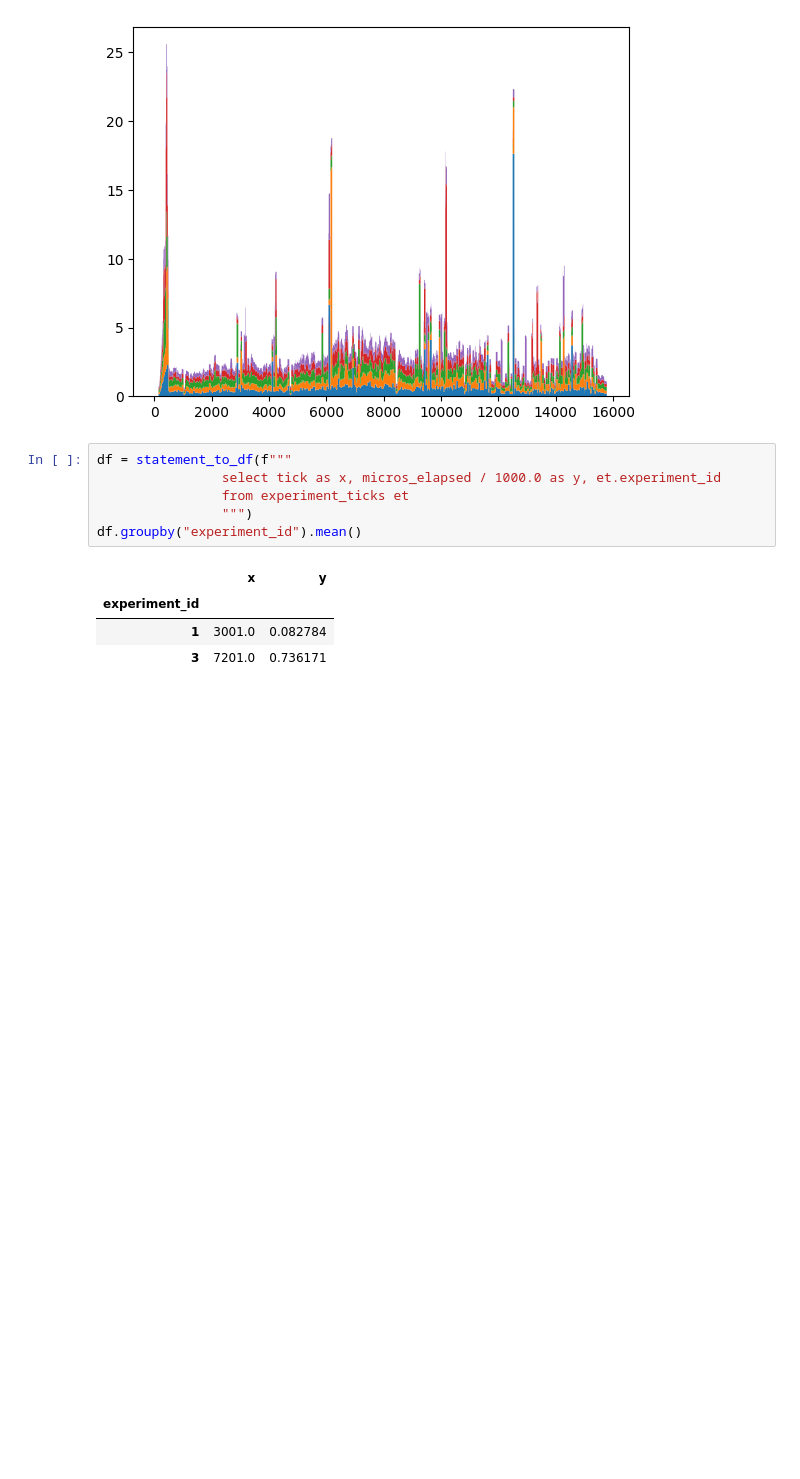
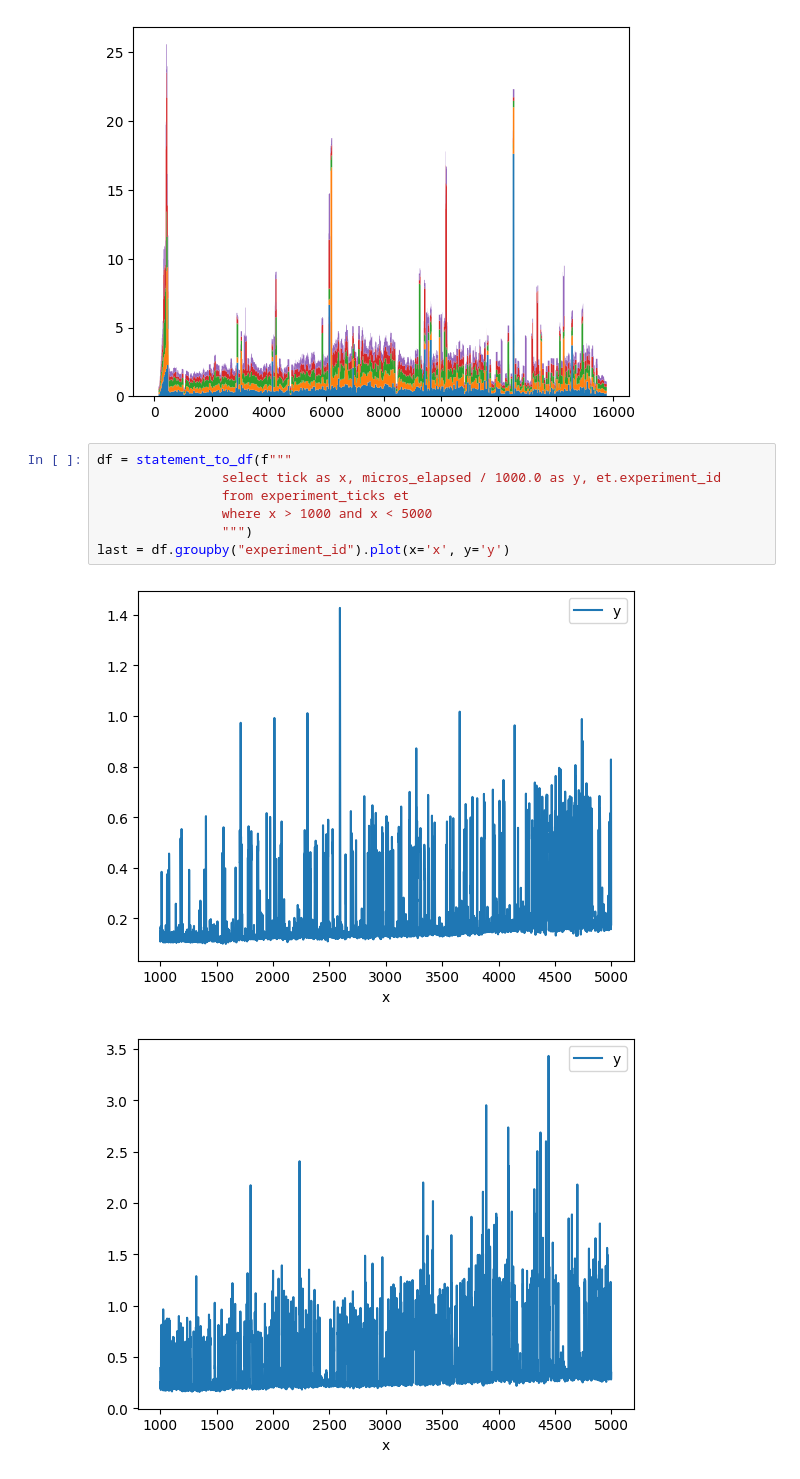
Before and after one commit to GDX64/rust-game, a Jupyter notebook: benchmarks/main.ipynb, the cells around one changed output. Drawn from its saved outputs; the diff is of its cells as text; blank space fills up the shorter version.

```diff
--- a/benchmarks/main.ipynb
+++ b/benchmarks/main.ipynb
@@ -143,11 +143,10 @@ plt.stackplot(x_array, all_y)
 # %%
 df = statement_to_df(f"""
                 select tick as x, micros_elapsed / 1000.0 as y, et.experiment_id
                 from experiment_ticks et
+                where x > 1000 and x < 5000
                 """)
-df.groupby("experiment_id").mean()
+last = df.groupby("experiment_id").plot(x='x', y='y')
 # %% [output]
-|  | x | y |
-| experiment_id |  |  |
-| 1 | 3001.0 | 0.082784 |
-| 3 | 7201.0 | 0.736171 |
+[figure, added]
+[figure, added]
```
Also changed, not shown: parts of 1 cell of this notebook, 7 other files.
